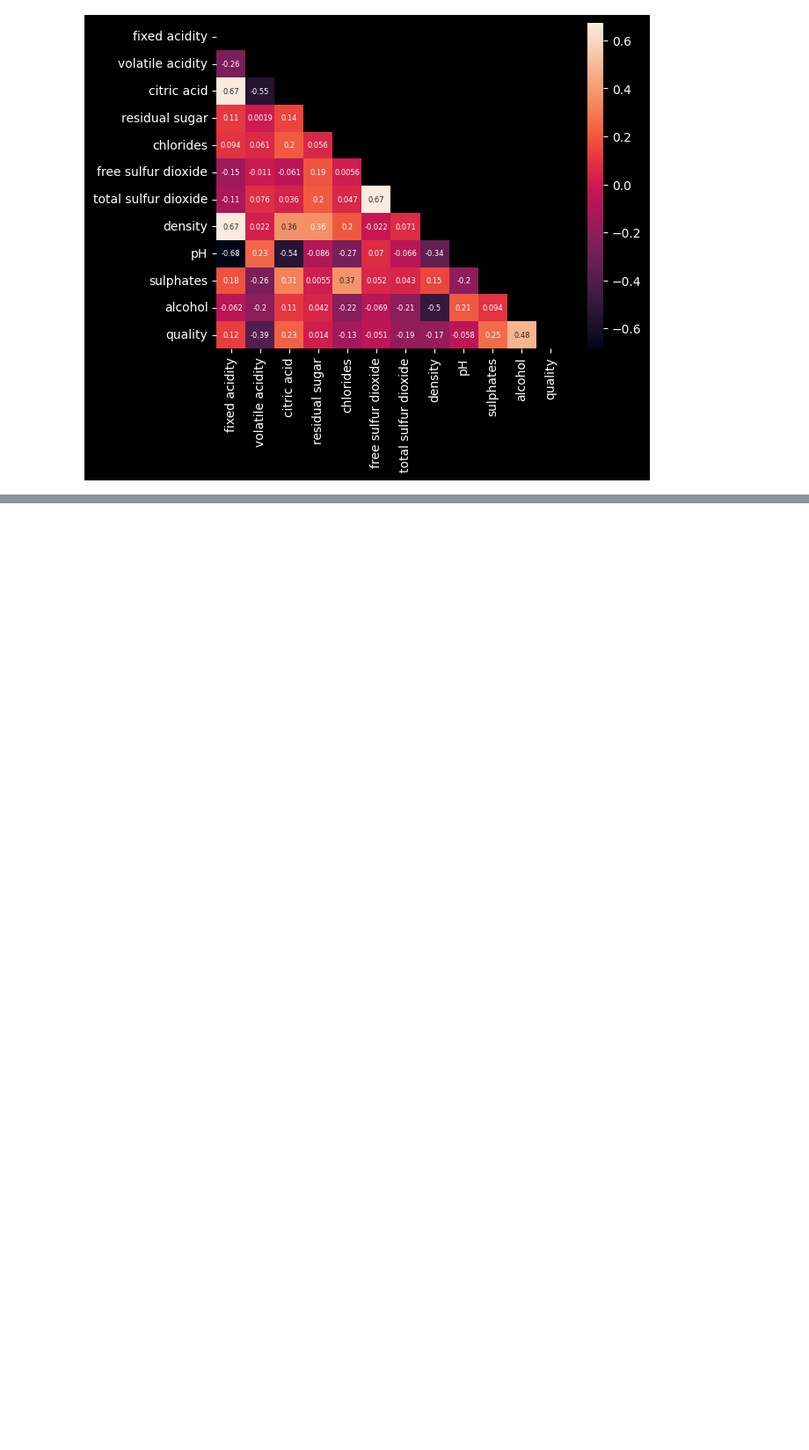
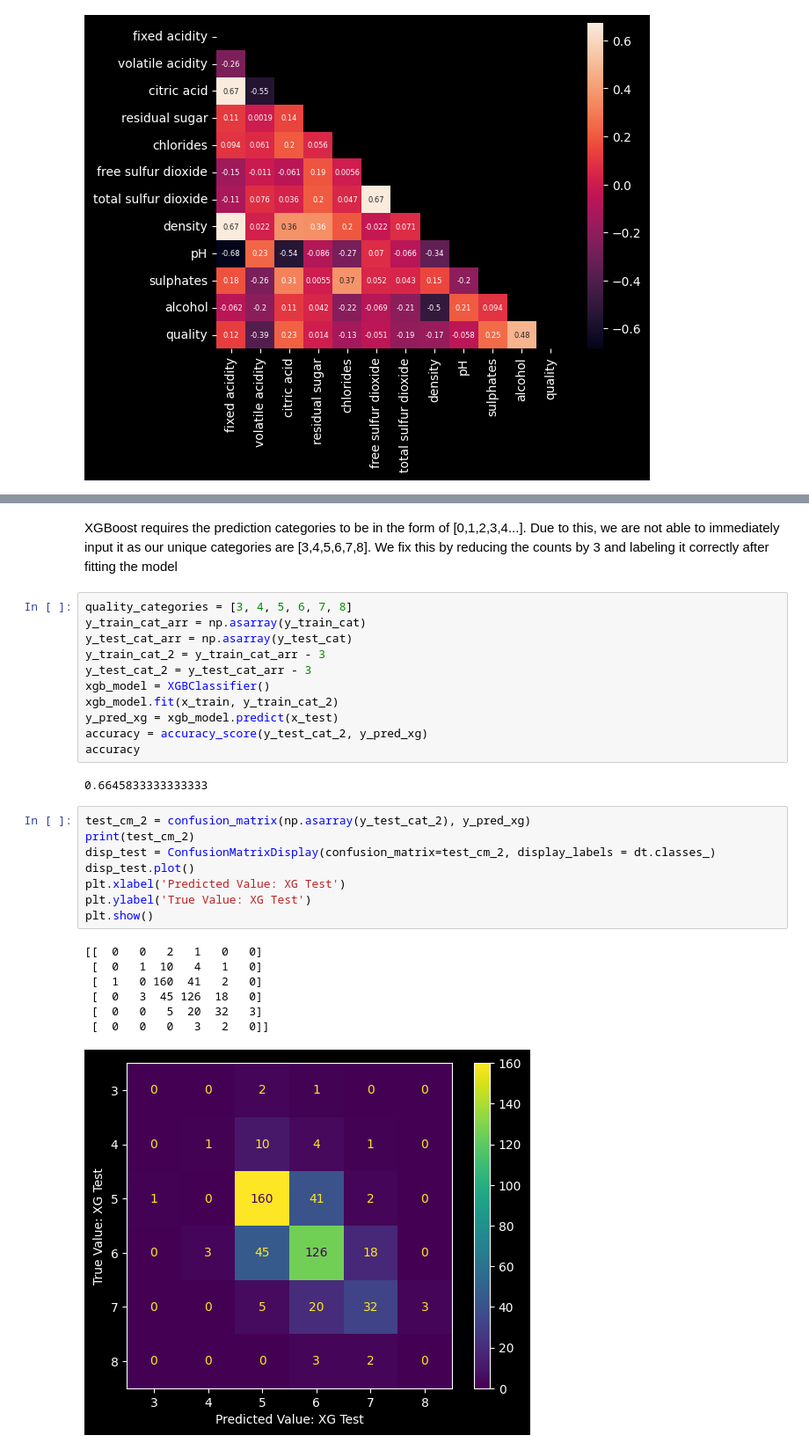
Before and after one commit to nicholasaxl/datathon-jan-2024, a Jupyter notebook: wine.ipynb, the cells around one changed output, grey strips where cells are left out. Shown at 88% size. Drawn from its saved outputs; the diff is of its cells as text; blank space fills up the shorter version.

```diff
--- a/wine.ipynb
+++ b/wine.ipynb
@@ -291,0 +415,31 @@ Test Accuracy: 0.59375
+# %% [markdown]
+XGBoost requires the prediction categories to be in the form of [0,1,2,3,4...]. Due to this, we are not able to immediately input it as our unique categories are [3,4,5,6,7,8]. We fix this by reducing the counts by 3 and labeling it correctly after fitting the model
+# %%
+quality_categories = [3, 4, 5, 6, 7, 8]
+y_train_cat_arr = np.asarray(y_train_cat)
+y_test_cat_arr = np.asarray(y_test_cat)
+y_train_cat_2 = y_train_cat_arr - 3
+y_test_cat_2 = y_test_cat_arr - 3
+xgb_model = XGBClassifier()
+xgb_model.fit(x_train, y_train_cat_2)
+y_pred_xg = xgb_model.predict(x_test)
+accuracy = accuracy_score(y_test_cat_2, y_pred_xg)
+accuracy
+# %% [output]
+0.6645833333333333
+# %%
+test_cm_2 = confusion_matrix(np.asarray(y_test_cat_2), y_pred_xg)
+print(test_cm_2)
+disp_test = ConfusionMatrixDisplay(confusion_matrix=test_cm_2, display_labels = dt.classes_)
+disp_test.plot()
+plt.xlabel('Predicted Value: XG Test')
+plt.ylabel('True Value: XG Test')
+plt.show()
+# %% [output]
+[[  0   0   2   1   0   0]
+ [  0   1  10   4   1   0]
+ [  1   0 160  41   2   0]
+ [  0   3  45 126  18   0]
+ [  0   0   5  20  32   3]
+ [  0   0   0   3   2   0]]
+[figure, added]
```
Also changed, not shown: parts of 33 cells of this notebook.
